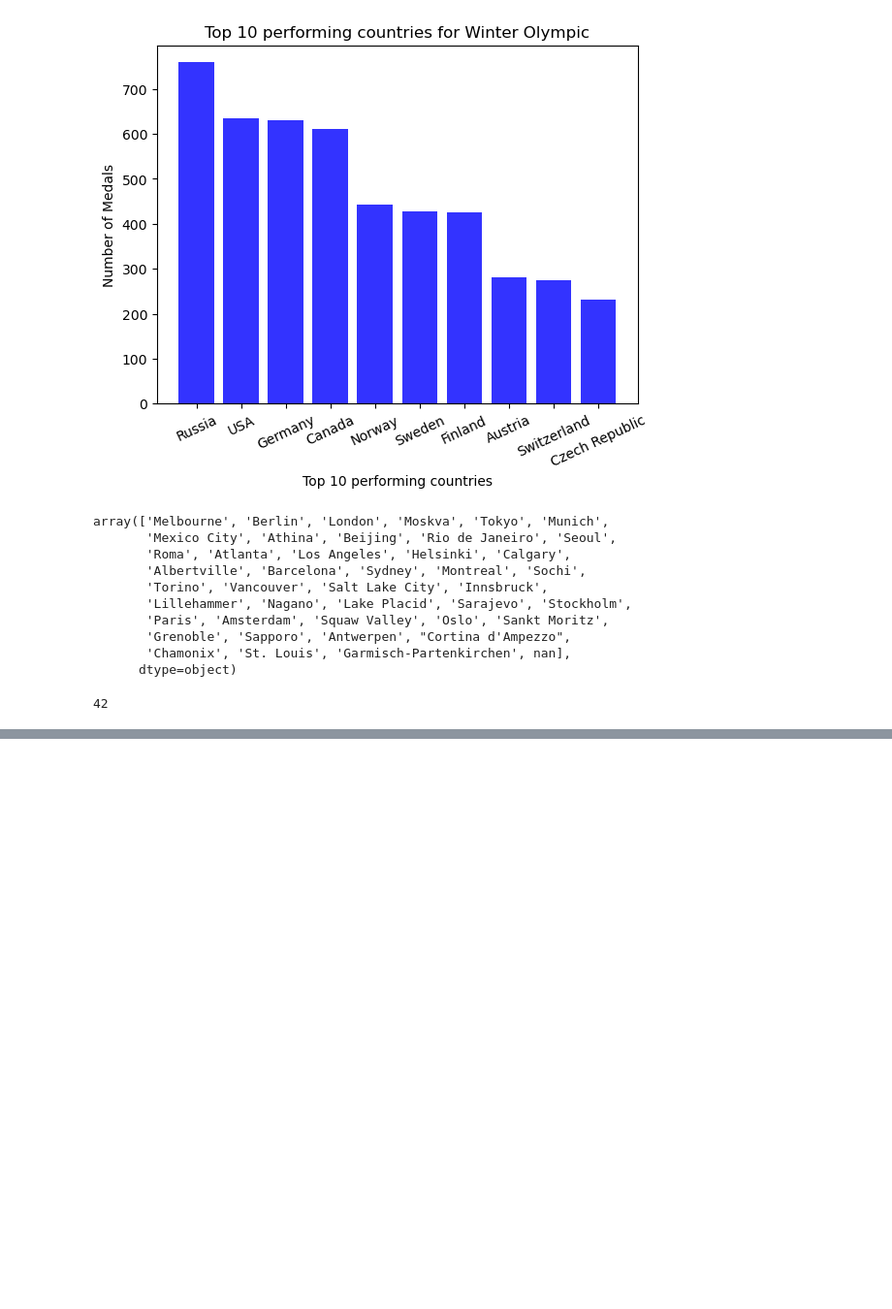
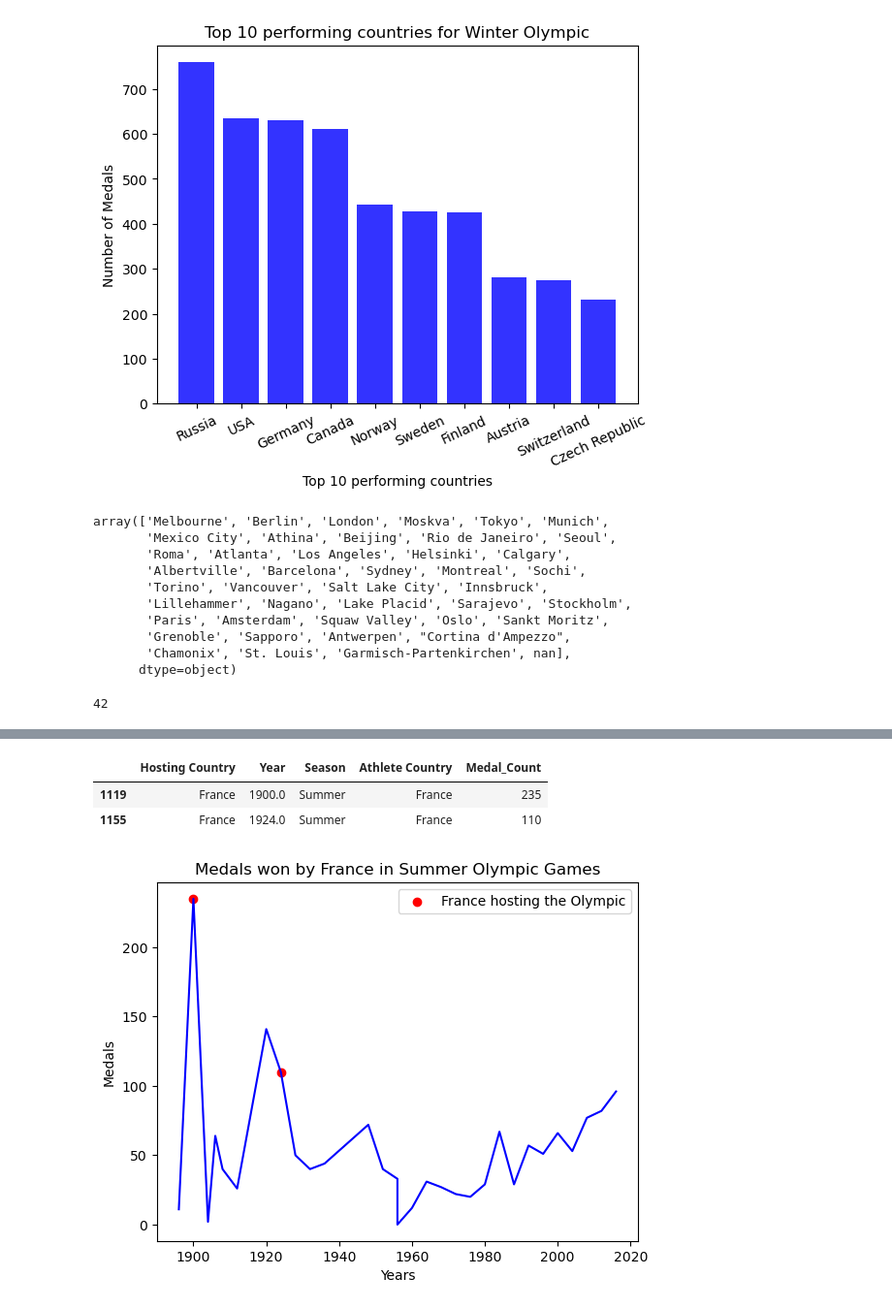
Before and after one commit to soumyaranjanswaincan/Olympic-Data-Analysis, a Jupyter notebook: analysis.ipynb, the cells around one changed output, grey strips where cells are left out. Shown: that part at 97% size. Drawn from its saved outputs; the diff is of its cells as text; code cells hidden in the pictures; blank space fills up the shorter version.

Commit message:
France summer performance

```diff
--- a/analysis.ipynb
+++ b/analysis.ipynb
@@ -193,3 +195,7 @@ array(['Melbourne', 'Berlin', 'London', 'Moskva', 'Tokyo', 'Munich',
 merge_df['City'].nunique()
 # %% [output]
 42
+# %%
+#host country
+hostcountry_df = merge_df.groupby(['Hosting Country','Year','Season','Athlete Country'])['Medal'].count().reset_index(name='Medal_Count')
+hostcountry_df
@@ -195,0 +216,5 @@ merge_df['City'].nunique()
+# %%
+#France
+France_df = pd.DataFrame(hostcountry_df.loc[hostcountry_df['Athlete Country'] == "France",:])
+France_df.sort_values("Year")
+Summer_France_df = France_df.loc[France_df['Season'] == "Summer",:]
@@ -195,0 +239,24 @@ merge_df['City'].nunique()
+# %%
+Summer_France_df = France_df.loc[France_df['Season'] == "Summer",:]
+Summer_France_df = Summer_France_df.sort_values("Year")
+# %%
+#hosting by France
+Summer_Francehosting_df = Summer_France_df.loc[Summer_France_df['Hosting Country'] == "France",:]
+Summer_Francehosting_df
+# %% [output]
+|  | Hosting Country | Year | Season | Athlete Country | Medal_Count |
+| 1119 | France | 1900.0 | Summer | France | 235 |
+| 1155 | France | 1924.0 | Summer | France | 110 |
+# %%
+# Plot for Medals by Years
+plt.plot(Summer_France_df['Year'], Summer_France_df['Medal_Count'], c='blue')
+plt.scatter(Summer_Francehosting_df['Year'], Summer_Francehosting_df['Medal_Count'], c='r', label='France hosting the Olympic')
+
+# Title and Axis
+plt.title('Medals won by France in Summer Olympic Games')
+plt.xlabel('Years')
+plt.ylabel('Medals')
+plt.legend()
+plt.show()
+# %% [output]
+[figure, added]
```
Also changed, not shown: parts of 5 cells of this notebook.
